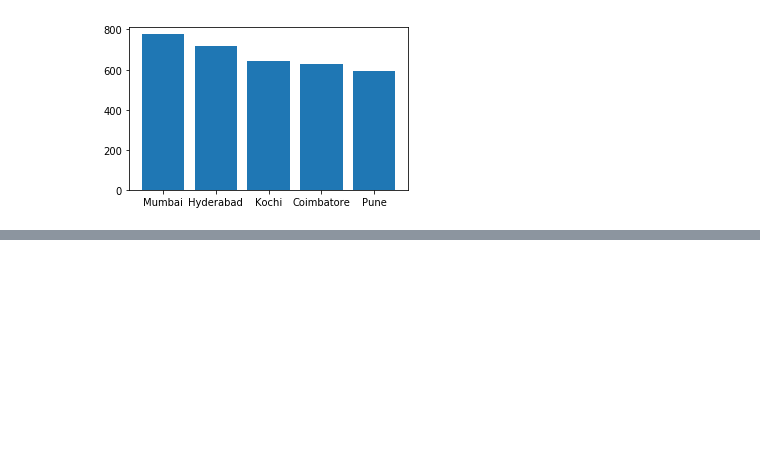
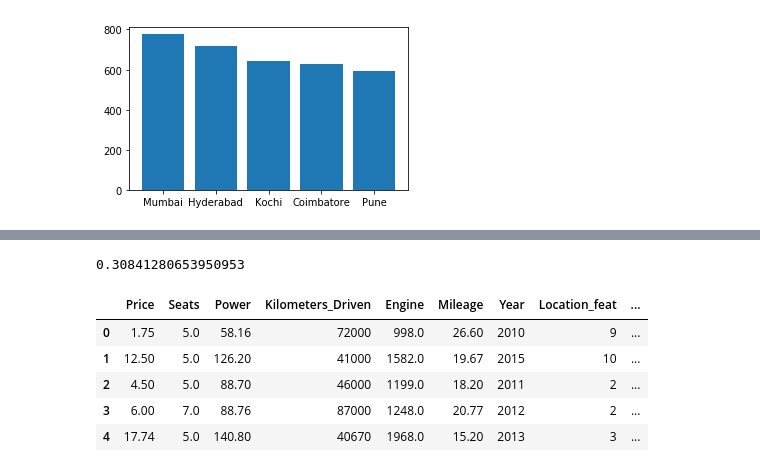
Before and after one commit to ddb95/Data_Science_and_ML_Projects, a Jupyter notebook: predictingUsedCars/PredictUsedCarsPrice.ipynb, the cells around one changed output, grey strips where cells are left out. Cells and saved outputs as stored; diff of their text form; code cells hidden in the pictures; blank space fills up the shorter version.

```diff
--- a/predictingUsedCars/PredictUsedCarsPrice.ipynb
+++ b/predictingUsedCars/PredictUsedCarsPrice.ipynb
@@ -402,0 +482,6 @@ Name: Location, dtype: int64
+# %%
+len(labeled['Name_feat'].unique()) / len(labeled['Name_feat'])
+
+# Labels for the name column account for 62% of the total. I think it's too much, so I remove the feature.
+# %% [output]
+0.30841280653950953
@@ -402,0 +490,9 @@ Name: Location, dtype: int64
+# %%
+labeled.head()
+# %% [output]
+|  | Price | Seats | Power | Kilometers_Driven | Engine | Mileage | Year | Location_feat | ... |
+| 0 | 1.75 | 5.0 | 58.16 | 72000 | 998.0 | 26.60 | 2010 | 9 | ... |
+| 1 | 12.50 | 5.0 | 126.20 | 41000 | 1582.0 | 19.67 | 2015 | 10 | ... |
+| 2 | 4.50 | 5.0 | 88.70 | 46000 | 1199.0 | 18.20 | 2011 | 2 | ... |
+| 3 | 6.00 | 7.0 | 88.76 | 87000 | 1248.0 | 20.77 | 2012 | 2 | ... |
+| 4 | 17.74 | 5.0 | 140.80 | 40670 | 1968.0 | 15.20 | 2013 | 3 | ... |
```
Also changed, not shown: parts of 16 cells of this notebook.
